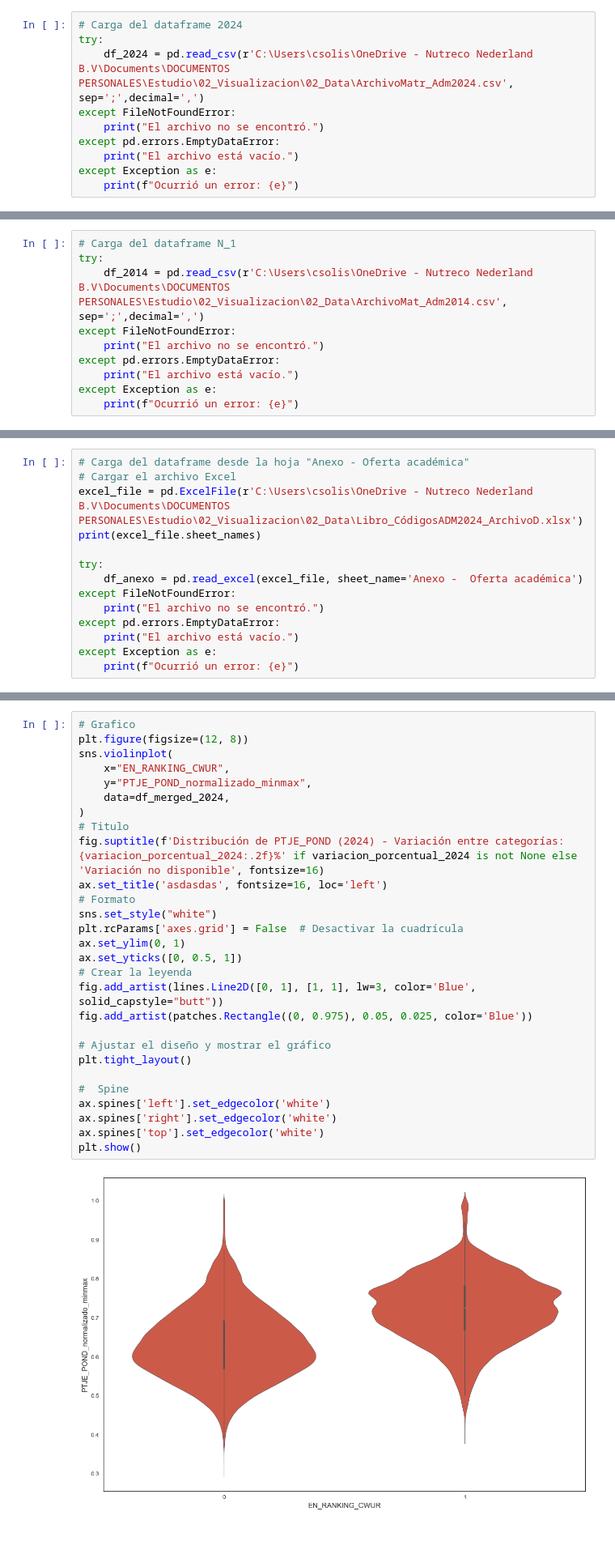
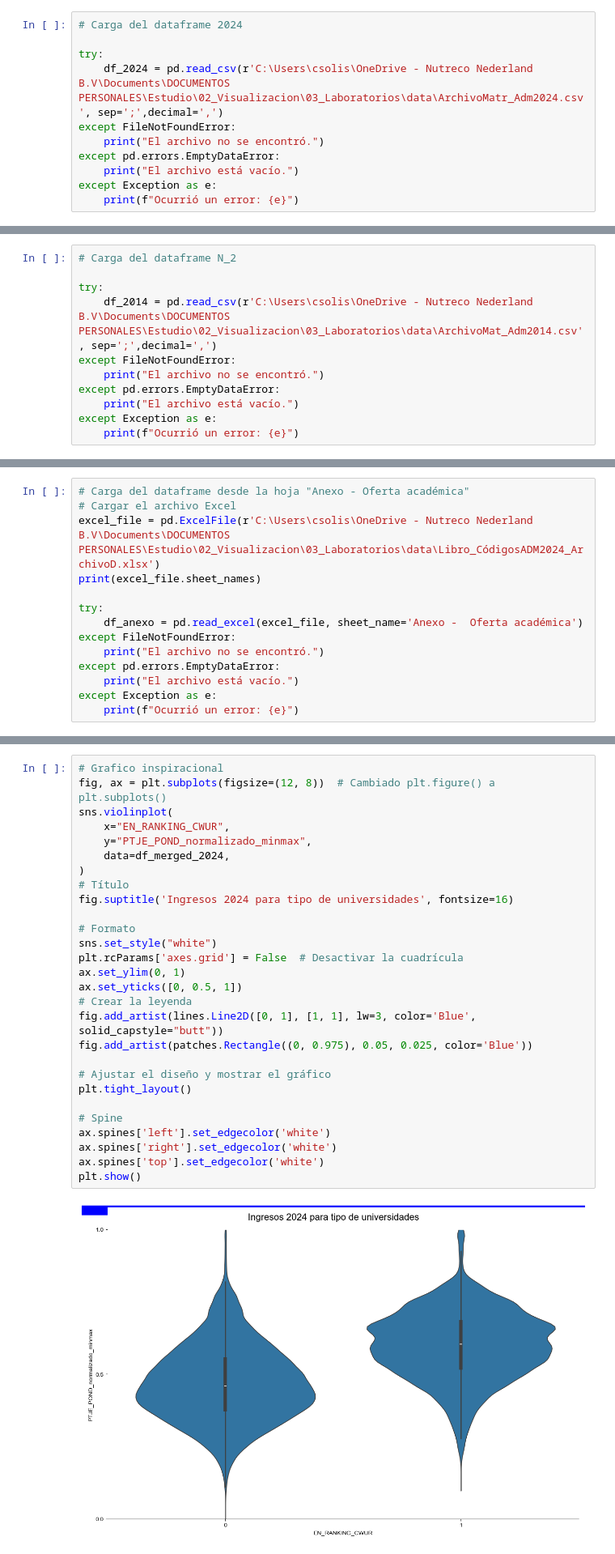
Before and after one commit to csolis97/02_Visualizacion, a Jupyter notebook: 03_Laboratorios/Tarea_3_Solis_Cristhian.ipynb, the cells around one changed output, grey strips where cells are left out. Shown at 81% size. Drawn from its saved outputs; the diff is of its cells as text.

Commit message:
Actualización laboratorios

```diff
--- a/03_Laboratorios/Tarea_3_Solis_Cristhian.ipynb
+++ b/03_Laboratorios/Tarea_3_Solis_Cristhian.ipynb
@@ -23,8 +44,9 @@ import matplotlib.lines as mlines
 from matplotlib import font_manager
 # %%
 # Carga del dataframe 2024
+
 try:
-    df_2024 = pd.read_csv(r'C:\Users\csolis\OneDrive - Nutreco Nederland B.V\Documents\DOCUMENTOS PERSONALES\Estudio\02_Visualizacion\02_Data\ArchivoMatr_Adm2024.csv', sep=';',decimal=',')
+    df_2024 = pd.read_csv(r'C:\Users\csolis\OneDrive - Nutreco Nederland B.V\Documents\DOCUMENTOS PERSONALES\Estudio\02_Visualizacion\03_Laboratorios\data\ArchivoMatr_Adm2024.csv', sep=';',decimal=',')
 except FileNotFoundError:
     print("El archivo no se encontró.")
 except pd.errors.EmptyDataError:
@@ -108,9 +130,10 @@ TIPO_MATRICULA                  0
 PTJE_POND_normalizado_minmax    0
 dtype: int64
 # %%
-# Carga del dataframe N_1
+# Carga del dataframe N_2
+
 try:
-    df_2014 = pd.read_csv(r'C:\Users\csolis\OneDrive - Nutreco Nederland B.V\Documents\DOCUMENTOS PERSONALES\Estudio\02_Visualizacion\02_Data\ArchivoMat_Adm2014.csv', sep=';',decimal=',')
+    df_2014 = pd.read_csv(r'C:\Users\csolis\OneDrive - Nutreco Nederland B.V\Documents\DOCUMENTOS PERSONALES\Estudio\02_Visualizacion\03_Laboratorios\data\ArchivoMat_Adm2014.csv', sep=';',decimal=',')
 except FileNotFoundError:
     print("El archivo no se encontró.")
 except pd.errors.EmptyDataError:
@@ -175,7 +198,7 @@ df_2014.describe()
 # %%
 # Carga del dataframe desde la hoja "Anexo - Oferta académica"
 # Cargar el archivo Excel
-excel_file = pd.ExcelFile(r'C:\Users\csolis\OneDrive - Nutreco Nederland B.V\Documents\DOCUMENTOS PERSONALES\Estudio\02_Visualizacion\02_Data\Libro_CódigosADM2024_ArchivoD.xlsx')
+excel_file = pd.ExcelFile(r'C:\Users\csolis\OneDrive - Nutreco Nederland B.V\Documents\DOCUMENTOS PERSONALES\Estudio\02_Visualizacion\03_Laboratorios\data\Libro_CódigosADM2024_ArchivoD.xlsx')
 print(excel_file.sheet_names)
 
 try:
@@ -320,31 +343,31 @@ print(column_names)
 # %%
-# Grafico
-plt.figure(figsize=(12, 8))
+# Grafico inspiracional
+fig, ax = plt.subplots(figsize=(12, 8))  # Cambiado plt.figure() a plt.subplots()
 sns.violinplot(
     x="EN_RANKING_CWUR",
     y="PTJE_POND_normalizado_minmax",
     data=df_merged_2024,
 )
-# Titulo
-fig.suptitle(f'Distribución de PTJE_POND (2024) - Variación entre categorías: {variacion_porcentual_2024:.2f}%' if variacion_porcentual_2024 is not None else 'Variación no disponible', fontsize=16)
-ax.set_title('asdasdas', fontsize=16, loc='left')
+# Título
+fig.suptitle('Ingresos 2024 para tipo de universidades', fontsize=16)
+
 # Formato
 sns.set_style("white")
 plt.rcParams['axes.grid'] = False  # Desactivar la cuadrícula
 ax.set_ylim(0, 1)
 ax.set_yticks([0, 0.5, 1])
 # Crear la leyenda
 fig.add_artist(lines.Line2D([0, 1], [1, 1], lw=3, color='Blue', solid_capstyle="butt"))
 fig.add_artist(patches.Rectangle((0, 0.975), 0.05, 0.025, color='Blue'))
 
 # Ajustar el diseño y mostrar el gráfico
 plt.tight_layout()
 
-#  Spine
+# Spine
 ax.spines['left'].set_edgecolor('white')
 ax.spines['right'].set_edgecolor('white')
 ax.spines['top'].set_edgecolor('white')
 plt.show()
 # %% [output]
-[figure, old version]
+[figure, new version]
 # %%
```
Also changed, not shown: parts of 10 cells of this notebook, 1 other file.
